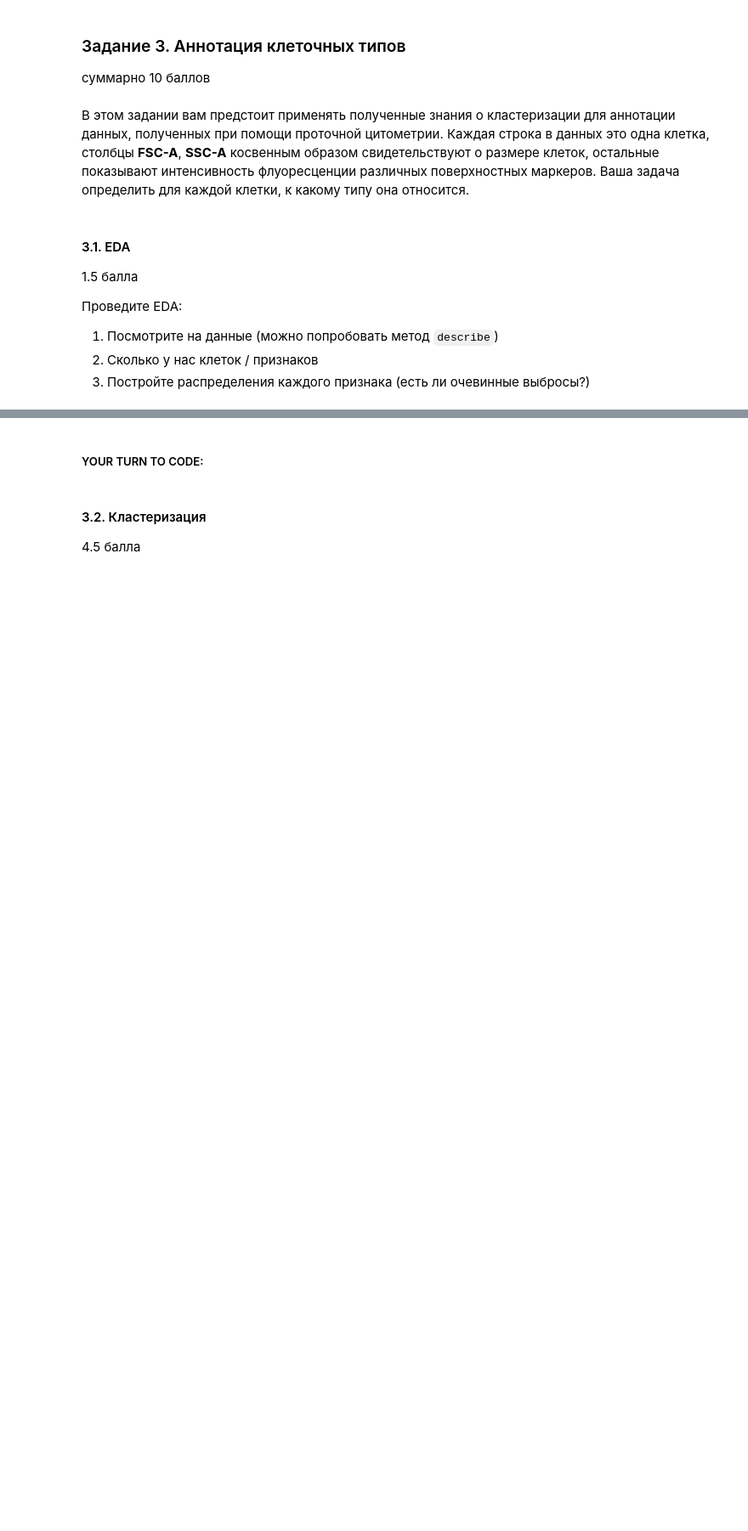
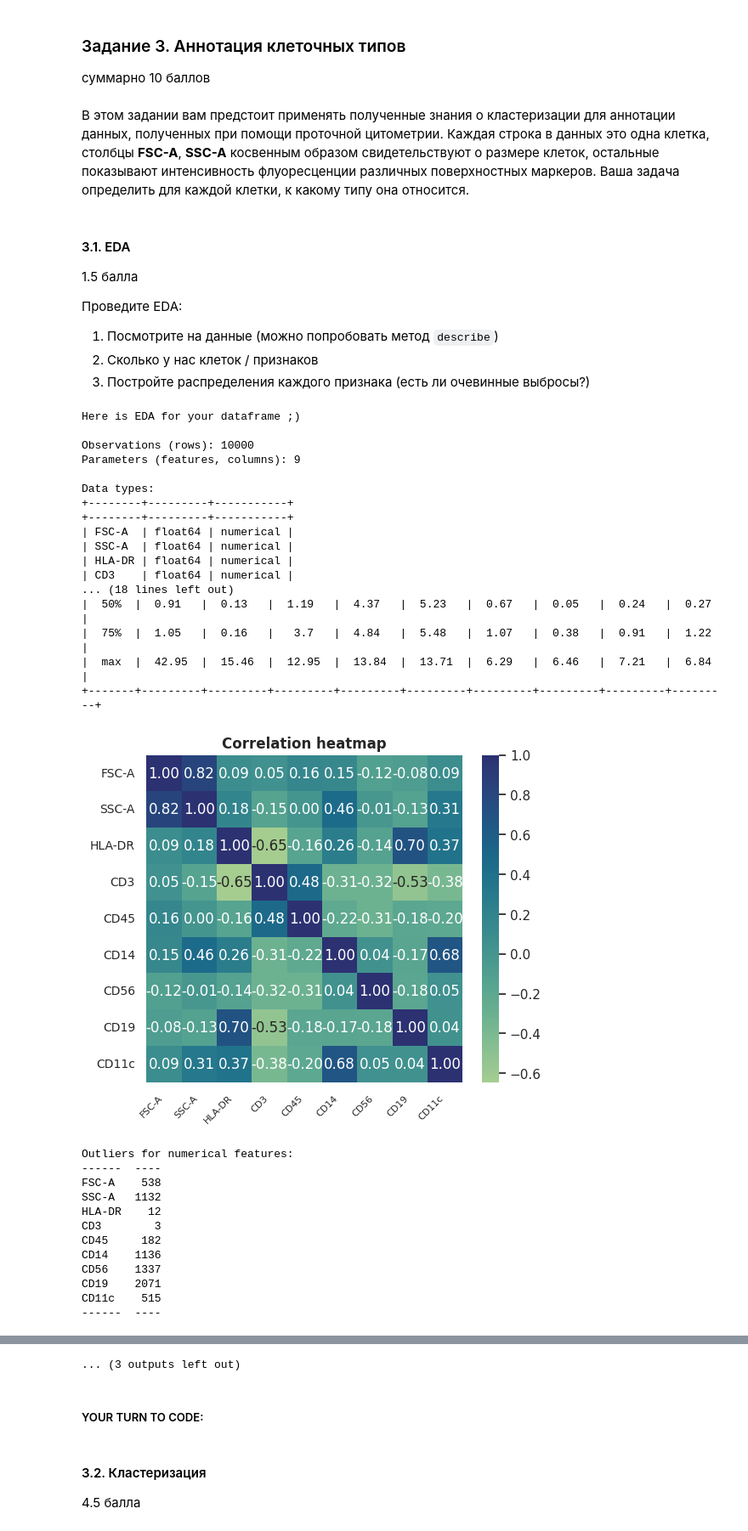
Before and after one commit to ArtemVaska/BI-ML-2024, a Jupyter notebook: lecture_3_unsupervised_learning/homework/code/Cluster_tSNE.ipynb, the cells around one changed output, grey strips where cells are left out. Shown at 85% size. Cells and saved outputs as stored; diff of their text form; code cells hidden in the pictures; blank space fills up the shorter version.

```diff
--- a/lecture_3_unsupervised_learning/homework/code/Cluster_tSNE.ipynb
+++ b/lecture_3_unsupervised_learning/homework/code/Cluster_tSNE.ipynb
@@ -19,5 +19,5 @@ from sklearn.cluster import KMeans, AgglomerativeClustering  # а также д
 # %%
-DATA_PATH = "data"
+DATA_PATH = "../data"
 plt.rcParams["figure.figsize"] = 12, 9
 sns.set_style("whitegrid")
 warnings.filterwarnings("ignore")
@@ -345,3 +343,36 @@ compare_dataframe.sort_values(by="silhouette", ascending=False, inplace=False).h
 3. Постройте распределения каждого признака (есть ли очевинные выбросы?)
 # %%
 fc_data = pd.read_csv(join(DATA_PATH, "flow_c_data.csv"), index_col=0)
+# %%
+run_eda(fc_data)
+# %% [output]
+Here is EDA for your dataframe ;)
+
+Observations (rows): 10000
+Parameters (features, columns): 9
+
+Data types:
++--------+---------+-----------+
++--------+---------+-----------+
+| FSC-A  | float64 | numerical |
+| SSC-A  | float64 | numerical |
+| HLA-DR | float64 | numerical |
+| CD3    | float64 | numerical |
+... (18 lines left out)
+|  50%  |  0.91   |  0.13   |  1.19   |  4.37   |  5.23   |  0.67   |  0.05   |  0.24   |  0.27   |
+|  75%  |  1.05   |  0.16   |   3.7   |  4.84   |  5.48   |  1.07   |  0.38   |  0.91   |  1.22   |
+|  max  |  42.95  |  15.46  |  12.95  |  13.84  |  13.71  |  6.29   |  6.46   |  7.21   |  6.84   |
++-------+---------+---------+---------+---------+---------+---------+---------+---------+---------+
+[figure, added]
+Outliers for numerical features:
+------  ----
+FSC-A    538
+SSC-A   1132
+HLA-DR    12
+CD3        3
+CD45     182
+CD14    1136
+CD56    1337
+CD19    2071
+CD11c    515
+------  ----
@@ -348,3 +388,4 @@ fc_data = pd.read_csv(join(DATA_PATH, "flow_c_data.csv"), index_col=0)
+... (3 outputs left out)
 # %% [markdown]
 ##### YOUR TURN TO CODE:
 # %% [markdown]
```
Also changed, not shown: parts of 5 cells of this notebook.
